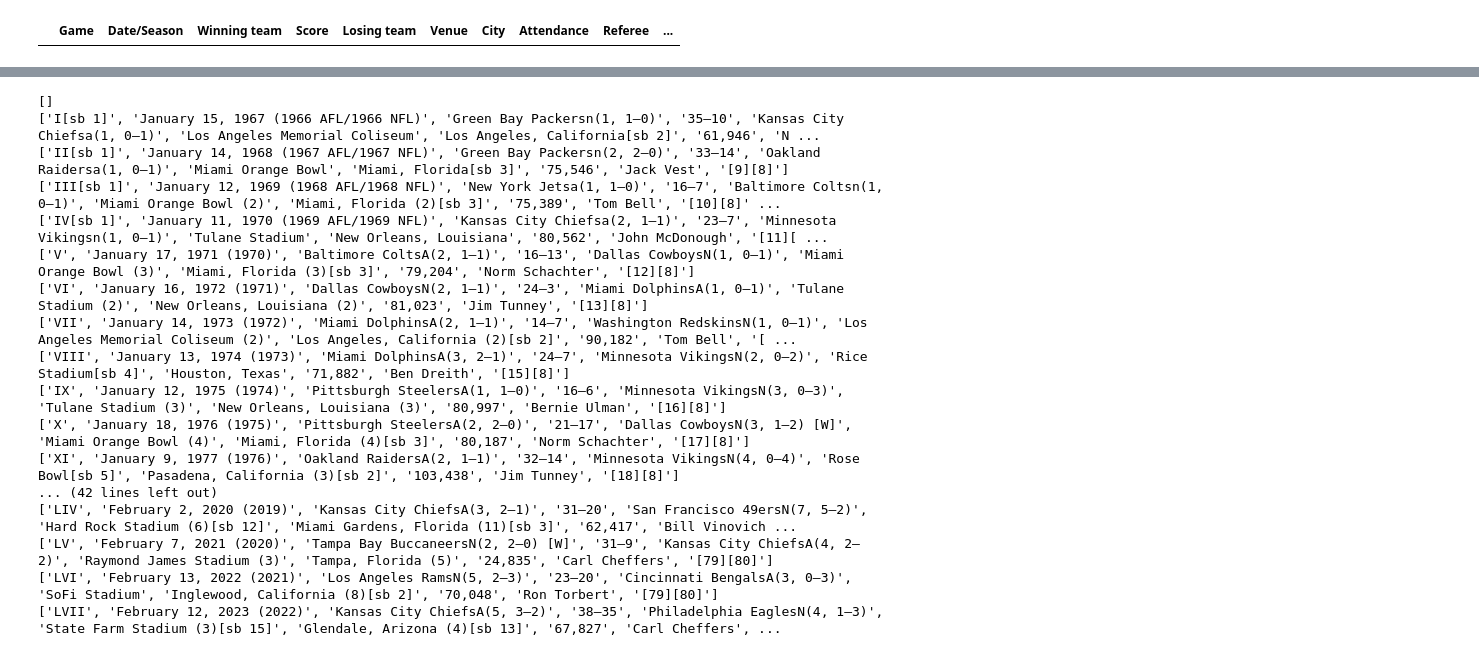
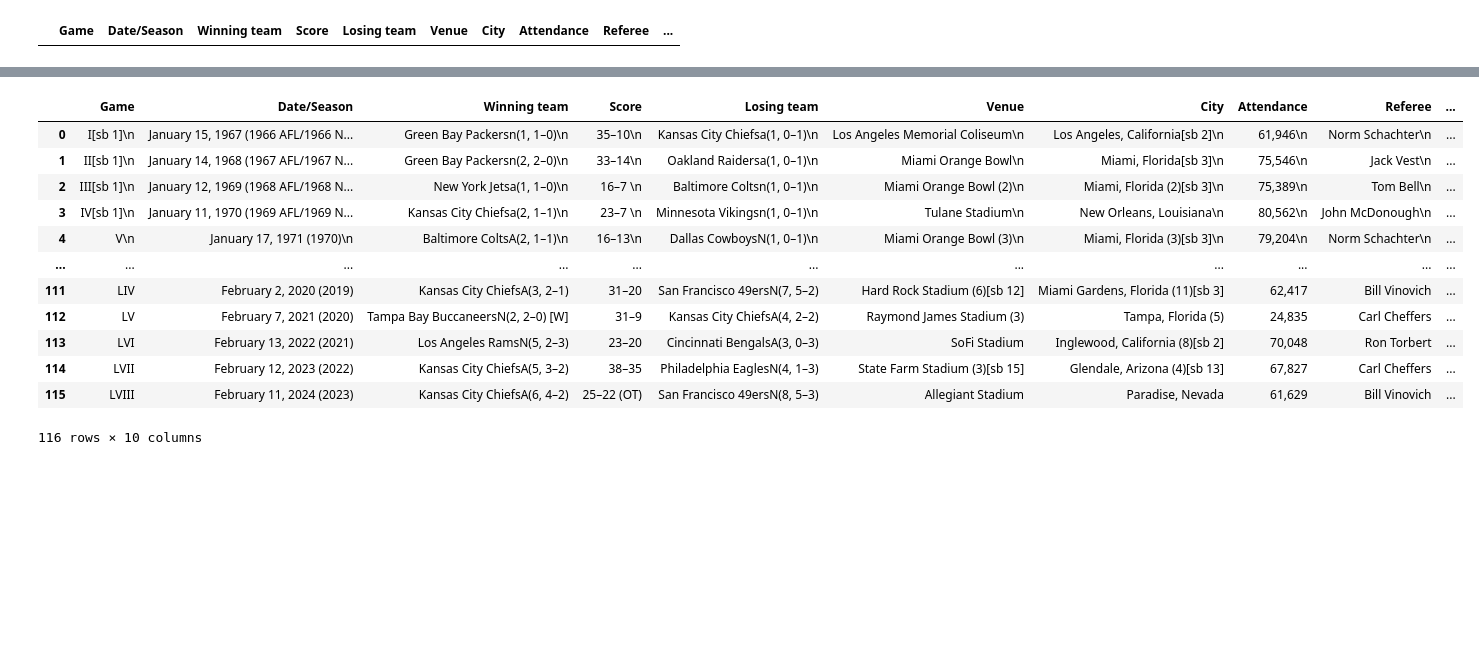
Before and after one commit to kd5200/web-scrapping-python, a Jupyter notebook: web_scrape/webscrape.ipynb, the cells around one changed output, grey strips where cells are left out. Drawn from its saved outputs; the diff is of its cells as text; code cells hidden in the pictures; blank space fills up the shorter version.

```diff
--- a/web_scrape/webscrape.ipynb
+++ b/web_scrape/webscrape.ipynb
@@ -104,26 +112,27 @@ column_data
  <td style="text-align: center;">
  </td></tr>]
 # %%
-for row in column_data:
+for row in column_data[1:]:
     row_data = row.find_all('td')
     #print(row_data)
     individual_row_data = [data.text.strip() for data in row_data]
-    print(individual_row_data)
+    # print(individual_row_data)
+
+    length= len(df)
+    df.loc[length] = individual_row_data
-# %% [output]
-[]
-['I[sb 1]', 'January 15, 1967 (1966 AFL/1966 NFL)', 'Green Bay Packersn(1, 1–0)', '35–10', 'Kansas City Chiefsa(1, 0–1)', 'Los Angeles Memorial Coliseum', 'Los Angeles, California[sb 2]', '61,946', 'N ...
-['II[sb 1]', 'January 14, 1968 (1967 AFL/1967 NFL)', 'Green Bay Packersn(2, 2–0)', '33–14', 'Oakland Raidersa(1, 0–1)', 'Miami Orange Bowl', 'Miami, Florida[sb 3]', '75,546', 'Jack Vest', '[9][8]']
-['III[sb 1]', 'January 12, 1969 (1968 AFL/1968 NFL)', 'New York Jetsa(1, 1–0)', '16–7', 'Baltimore Coltsn(1, 0–1)', 'Miami Orange Bowl (2)', 'Miami, Florida (2)[sb 3]', '75,389', 'Tom Bell', '[10][8]' ...
-['IV[sb 1]', 'January 11, 1970 (1969 AFL/1969 NFL)', 'Kansas City Chiefsa(2, 1–1)', '23–7', 'Minnesota Vikingsn(1, 0–1)', 'Tulane Stadium', 'New Orleans, Louisiana', '80,562', 'John McDonough', '[11][ ...
-['V', 'January 17, 1971 (1970)', 'Baltimore ColtsA(2, 1–1)', '16–13', 'Dallas CowboysN(1, 0–1)', 'Miami Orange Bowl (3)', 'Miami, Florida (3)[sb 3]', '79,204', 'Norm Schachter', '[12][8]']
-['VI', 'January 16, 1972 (1971)', 'Dallas CowboysN(2, 1–1)', '24–3', 'Miami DolphinsA(1, 0–1)', 'Tulane Stadium (2)', 'New Orleans, Louisiana (2)', '81,023', 'Jim Tunney', '[13][8]']
-['VII', 'January 14, 1973 (1972)', 'Miami DolphinsA(2, 1–1)', '14–7', 'Washington RedskinsN(1, 0–1)', 'Los Angeles Memorial Coliseum (2)', 'Los Angeles, California (2)[sb 2]', '90,182', 'Tom Bell', '[ ...
-['VIII', 'January 13, 1974 (1973)', 'Miami DolphinsA(3, 2–1)', '24–7', 'Minnesota VikingsN(2, 0–2)', 'Rice Stadium[sb 4]', 'Houston, Texas', '71,882', 'Ben Dreith', '[15][8]']
-['IX', 'January 12, 1975 (1974)', 'Pittsburgh SteelersA(1, 1–0)', '16–6', 'Minnesota VikingsN(3, 0–3)', 'Tulane Stadium (3)', 'New Orleans, Louisiana (3)', '80,997', 'Bernie Ulman', '[16][8]']
-['X', 'January 18, 1976 (1975)', 'Pittsburgh SteelersA(2, 2–0)', '21–17', 'Dallas CowboysN(3, 1–2) [W]', 'Miami Orange Bowl (4)', 'Miami, Florida (4)[sb 3]', '80,187', 'Norm Schachter', '[17][8]']
-['XI', 'January 9, 1977 (1976)', 'Oakland RaidersA(2, 1–1)', '32–14', 'Minnesota VikingsN(4, 0–4)', 'Rose Bowl[sb 5]', 'Pasadena, California (3)[sb 2]', '103,438', 'Jim Tunney', '[18][8]']
-... (42 lines left out)
-['LIV', 'February 2, 2020 (2019)', 'Kansas City ChiefsA(3, 2–1)', '31–20', 'San Francisco 49ersN(7, 5–2)', 'Hard Rock Stadium (6)[sb 12]', 'Miami Gardens, Florida (11)[sb 3]', '62,417', 'Bill Vinovich ...
-['LV', 'February 7, 2021 (2020)', 'Tampa Bay BuccaneersN(2, 2–0) [W]', '31–9', 'Kansas City ChiefsA(4, 2–2)', 'Raymond James Stadium (3)', 'Tampa, Florida (5)', '24,835', 'Carl Cheffers', '[79][80]']
-['LVI', 'February 13, 2022 (2021)', 'Los Angeles RamsN(5, 2–3)', '23–20', 'Cincinnati BengalsA(3, 0–3)', 'SoFi Stadium', 'Inglewood, California (8)[sb 2]', '70,048', 'Ron Torbert', '[79][80]']
-['LVII', 'February 12, 2023 (2022)', 'Kansas City ChiefsA(5, 3–2)', '38–35', 'Philadelphia EaglesN(4, 1–3)', 'State Farm Stadium (3)[sb 15]', 'Glendale, Arizona (4)[sb 13]', '67,827', 'Carl Cheffers', ...
+# %%
+df
+# %% [output]
+|  | Game | Date/Season | Winning team | Score | Losing team | Venue | City | Attendance | Referee | ... |
+| 0 | I[sb 1]\n | January 15, 1967 (1966 AFL/1966 N... | Green Bay Packersn(1, 1–0)\n | 35–10\n | Kansas City Chiefsa(1, 0–1)\n | Los Angeles Memorial Coliseum\n | Los Angeles, California[sb 2]\n | 61,946\n | Norm Schachter\n | ... |
+| 1 | II[sb 1]\n | January 14, 1968 (1967 AFL/1967 N... | Green Bay Packersn(2, 2–0)\n | 33–14\n | Oakland Raidersa(1, 0–1)\n | Miami Orange Bowl\n | Miami, Florida[sb 3]\n | 75,546\n | Jack Vest\n | ... |
+| 2 | III[sb 1]\n | January 12, 1969 (1968 AFL/1968 N... | New York Jetsa(1, 1–0)\n | 16–7 \n | Baltimore Coltsn(1, 0–1)\n | Miami Orange Bowl (2)\n | Miami, Florida (2)[sb 3]\n | 75,389\n | Tom Bell\n | ... |
+| 3 | IV[sb 1]\n | January 11, 1970 (1969 AFL/1969 N... | Kansas City Chiefsa(2, 1–1)\n | 23–7 \n | Minnesota Vikingsn(1, 0–1)\n | Tulane Stadium\n | New Orleans, Louisiana\n | 80,562\n | John McDonough\n | ... |
+| 4 | V\n | January 17, 1971 (1970)\n | Baltimore ColtsA(2, 1–1)\n | 16–13\n | Dallas CowboysN(1, 0–1)\n | Miami Orange Bowl (3)\n | Miami, Florida (3)[sb 3]\n | 79,204\n | Norm Schachter\n | ... |
+| ... | ... | ... | ... | ... | ... | ... | ... | ... | ... | ... |
+| 111 | LIV | February 2, 2020 (2019) | Kansas City ChiefsA(3, 2–1) | 31–20 | San Francisco 49ersN(7, 5–2) | Hard Rock Stadium (6)[sb 12] | Miami Gardens, Florida (11)[sb 3] | 62,417 | Bill Vinovich | ... |
+| 112 | LV | February 7, 2021 (2020) | Tampa Bay BuccaneersN(2, 2–0) [W] | 31–9 | Kansas City ChiefsA(4, 2–2) | Raymond James Stadium (3) | Tampa, Florida (5) | 24,835 | Carl Cheffers | ... |
+| 113 | LVI | February 13, 2022 (2021) | Los Angeles RamsN(5, 2–3) | 23–20 | Cincinnati BengalsA(3, 0–3) | SoFi Stadium | Inglewood, California (8)[sb 2] | 70,048 | Ron Torbert | ... |
+| 114 | LVII | February 12, 2023 (2022) | Kansas City ChiefsA(5, 3–2) | 38–35 | Philadelphia EaglesN(4, 1–3) | State Farm Stadium (3)[sb 15] | Glendale, Arizona (4)[sb 13] | 67,827 | Carl Cheffers | ... |
+| 115 | LVIII | February 11, 2024 (2023) | Kansas City ChiefsA(6, 4–2) | 25–22 (OT) | San Francisco 49ersN(8, 5–3) | Allegiant Stadium | Paradise, Nevada | 61,629 | Bill Vinovich | ... |
+116 rows × 10 columns
```
Also changed, not shown: parts of 4 cells of this notebook.
